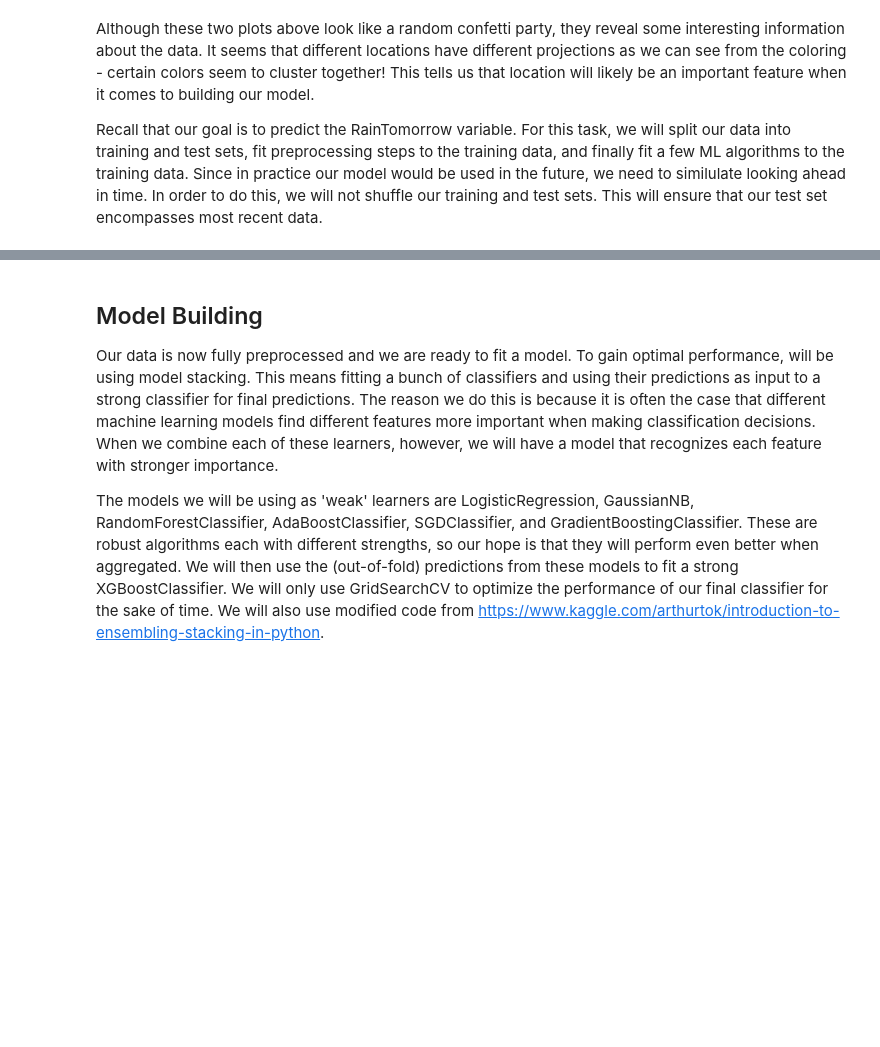
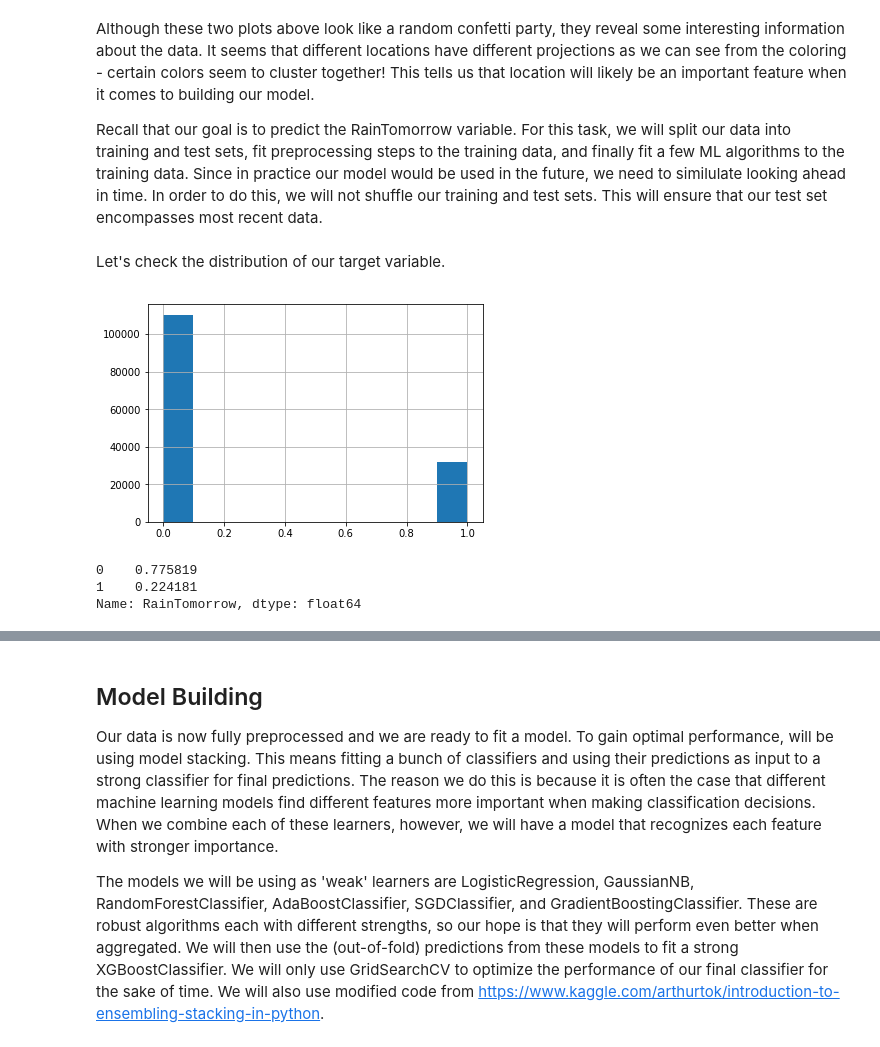
Before and after one commit to arcaputo3/dsc-3-final-project-online-ds-sp-000, a Jupyter notebook: main.ipynb, the cells around one changed output, grey strips where cells are left out. Saved outputs shown, nothing was run; the diff lists cells and outputs as text; code cells hidden in the pictures; blank space fills up the shorter version.

```diff
--- a/main.ipynb
+++ b/main.ipynb
@@ -229,0 +238,13 @@ Recall that our goal is to predict the RainTomorrow variable. For this task, we
+# %% [markdown]
+Let's check the distribution of our target variable.
+# %%
+y.hist()
+plt.show()
+# %% [output]
+[figure, added]
+# %%
+y.value_counts()/len(y)
+# %% [output]
+0    0.775819
+1    0.224181
+Name: RainTomorrow, dtype: float64
```
Also changed, not shown: parts of 32 cells of this notebook.
